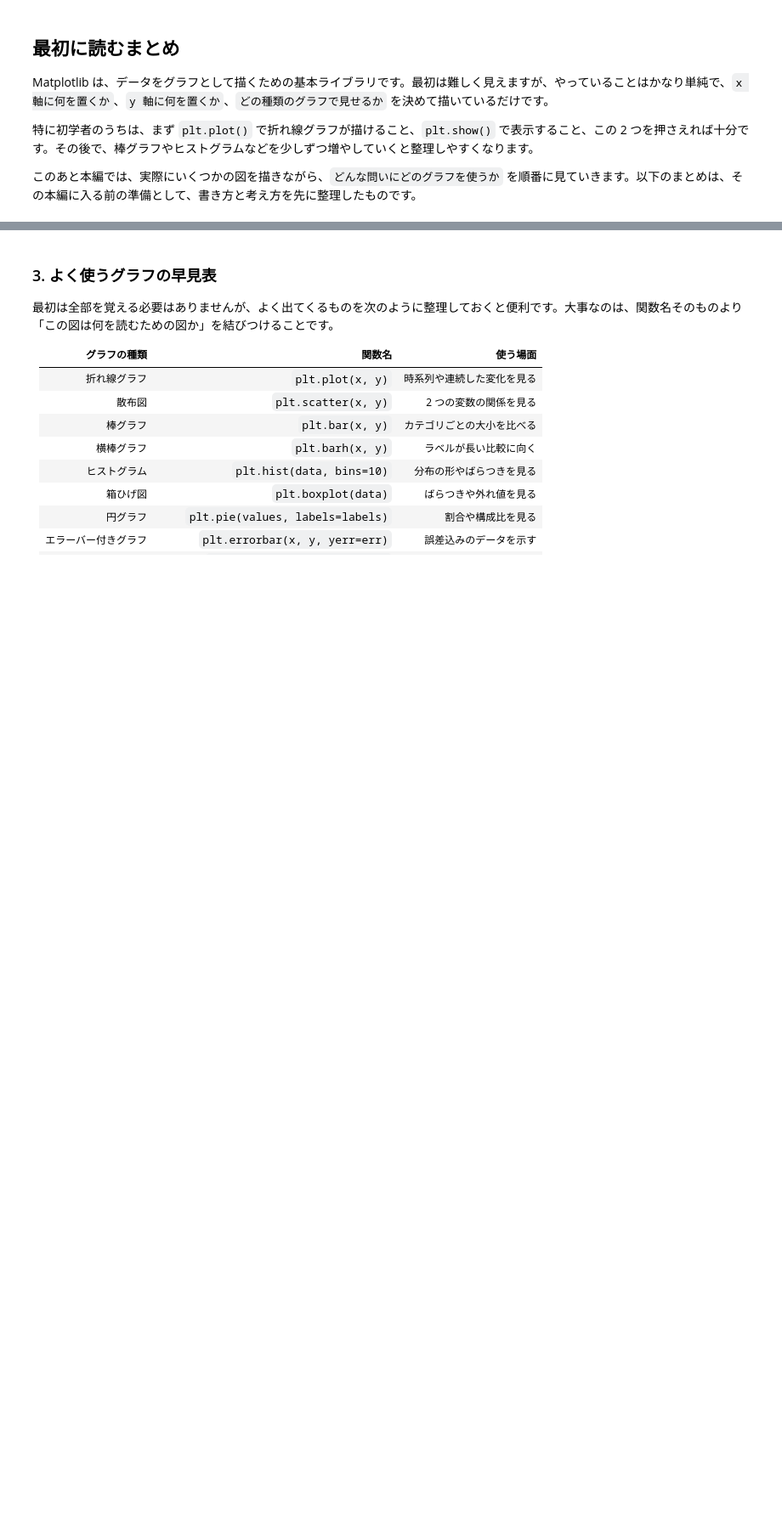
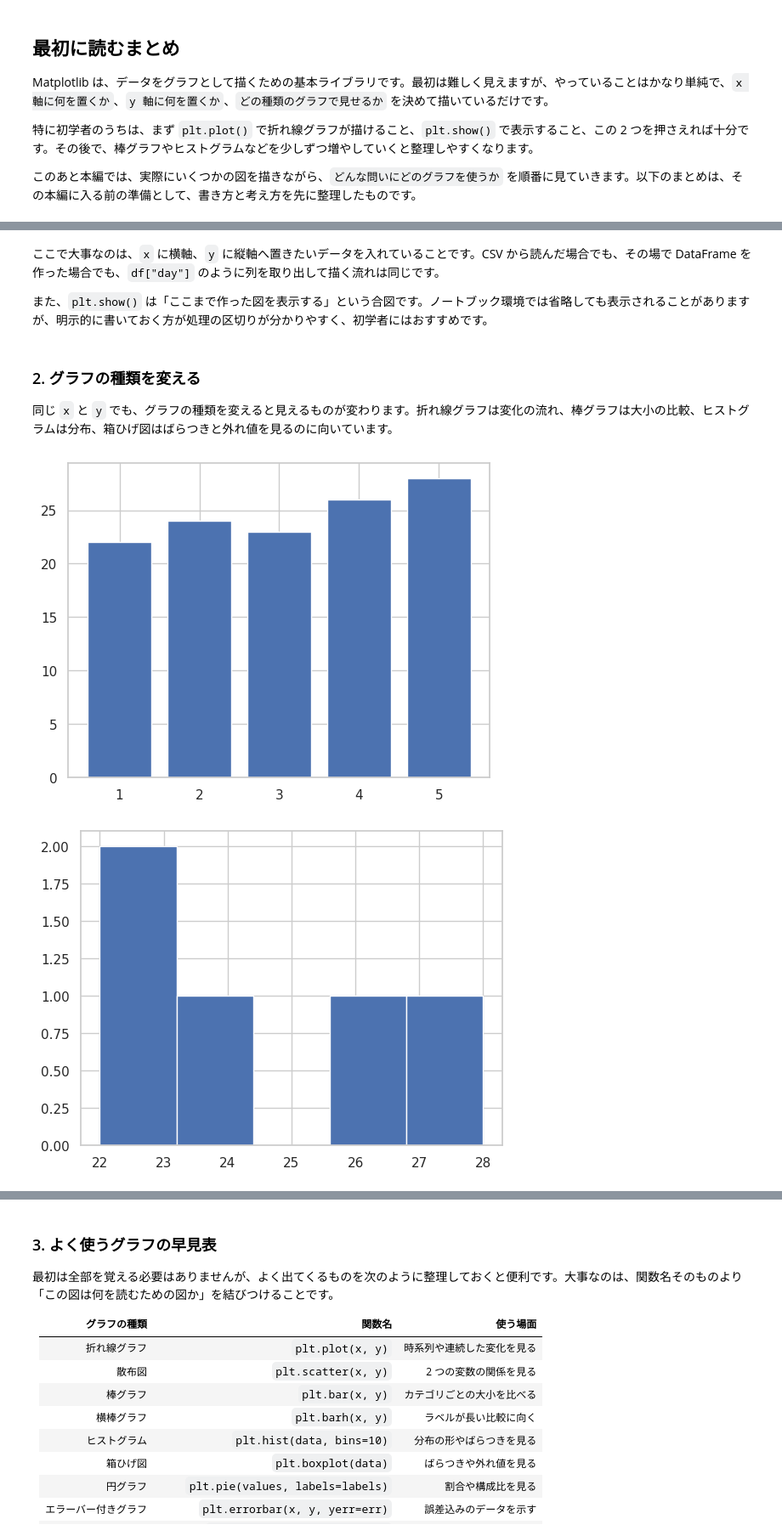
Before and after one commit to mani1261790/Noema, a Jupyter notebook: content/notebooks/core/python/matplotlib-seaborn.ipynb, the cells around one changed output, grey strips where cells are left out. Shown at 85% size. Saved outputs shown, nothing was run; the diff lists cells and outputs as text; code cells hidden in the pictures; blank space fills up the shorter version.

```diff
--- a/content/notebooks/core/python/matplotlib-seaborn.ipynb
+++ b/content/notebooks/core/python/matplotlib-seaborn.ipynb
@@ -44,0 +39,20 @@ plt.show()
+# %% [markdown]
+ここで大事なのは、`x` に横軸、`y` に縦軸へ置きたいデータを入れていることです。CSV から読んだ場合でも、その場で DataFrame を作った場合でも、`df["day"]` のように列を取り出して描く流れは同じです。
+
+また、`plt.show()` は「ここまで作った図を表示する」という合図です。ノートブック環境では省略しても表示されることがありますが、明示的に書いておく方が処理の区切りが分かりやすく、初学者にはおすすめです。
+# %% [markdown]
+### 2. グラフの種類を変える
+
+同じ `x` と `y` でも、グラフの種類を変えると見えるものが変わります。折れ線グラフは変化の流れ、棒グラフは大小の比較、ヒストグラムは分布、箱ひげ図はばらつきと外れ値を見るのに向いています。
+# %%
+plt.bar(x, y)
+plt.show()
+
+plt.hist(y, bins=5)
+plt.show()
+
+plt.boxplot(y)
+plt.show()
+# %% [output]
+[figure, added]
+[figure, added]
```
Also changed, not shown: parts of 14 cells of this notebook.
